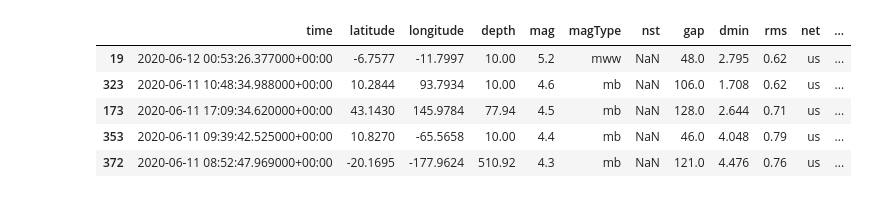
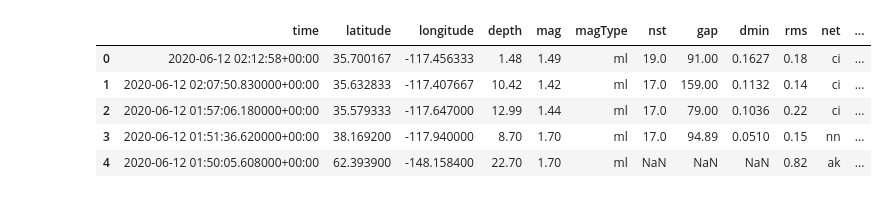
Before and after one commit to kimharr/earthquake-glitch-analysis, a Jupyter notebook: code/code.ipynb, the cells around one changed output. Drawn from its saved outputs; the diff is of its cells as text; code cells hidden in the pictures.

```diff
--- a/code/code.ipynb
+++ b/code/code.ipynb
@@ -19,10 +150,11 @@ run_a.head()
 # %%
 earthquakes = pd.read_csv('../data/all_day.csv', parse_dates = ['time'])
 earthquakes.sort_values('mag', ascending = False).head()
+earthquakes.head()
 # %% [output]
 |  | time | latitude | longitude | depth | mag | magType | nst | gap | dmin | rms | net | ... |
-| 19 | 2020-06-12 00:53:26.377000+00:00 | -6.7577 | -11.7997 | 10.00 | 5.2 | mww | NaN | 48.0 | 2.795 | 0.62 | us | ... |
-| 323 | 2020-06-11 10:48:34.988000+00:00 | 10.2844 | 93.7934 | 10.00 | 4.6 | mb | NaN | 106.0 | 1.708 | 0.62 | us | ... |
-| 173 | 2020-06-11 17:09:34.620000+00:00 | 43.1430 | 145.9784 | 77.94 | 4.5 | mb | NaN | 128.0 | 2.644 | 0.71 | us | ... |
-| 353 | 2020-06-11 09:39:42.525000+00:00 | 10.8270 | -65.5658 | 10.00 | 4.4 | mb | NaN | 46.0 | 4.048 | 0.79 | us | ... |
-| 372 | 2020-06-11 08:52:47.969000+00:00 | -20.1695 | -177.9624 | 510.92 | 4.3 | mb | NaN | 121.0 | 4.476 | 0.76 | us | ... |
+| 0 | 2020-06-12 02:12:58+00:00 | 35.700167 | -117.456333 | 1.48 | 1.49 | ml | 19.0 | 91.00 | 0.1627 | 0.18 | ci | ... |
+| 1 | 2020-06-12 02:07:50.830000+00:00 | 35.632833 | -117.407667 | 10.42 | 1.42 | ml | 17.0 | 159.00 | 0.1132 | 0.14 | ci | ... |
+| 2 | 2020-06-12 01:57:06.180000+00:00 | 35.579333 | -117.647000 | 12.99 | 1.44 | ml | 17.0 | 79.00 | 0.1036 | 0.22 | ci | ... |
+| 3 | 2020-06-12 01:51:36.620000+00:00 | 38.169200 | -117.940000 | 8.70 | 1.70 | ml | 17.0 | 94.89 | 0.0510 | 0.15 | nn | ... |
+| 4 | 2020-06-12 01:50:05.608000+00:00 | 62.393900 | -148.158400 | 22.70 | 1.70 | ml | NaN | NaN | NaN | 0.82 | ak | ... |
```
Also changed, not shown: parts of 17 cells of this notebook, 2 other files.
